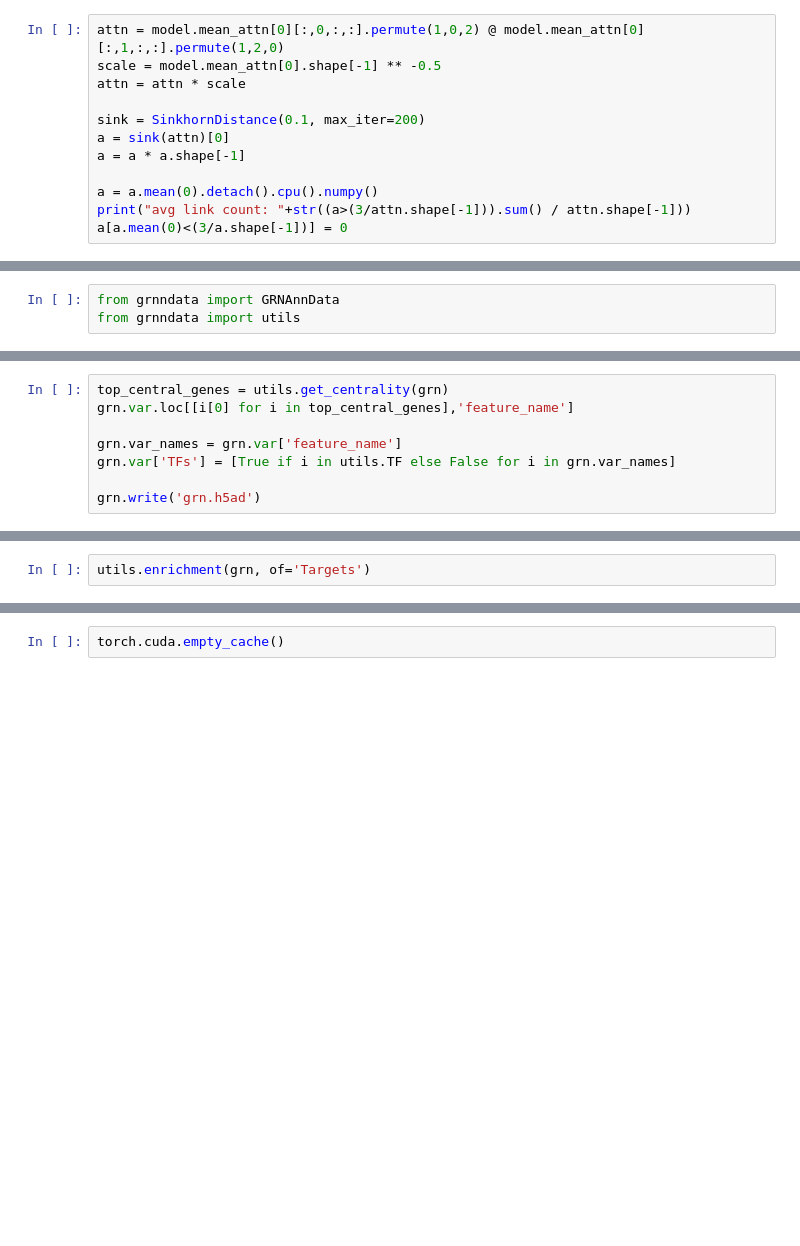
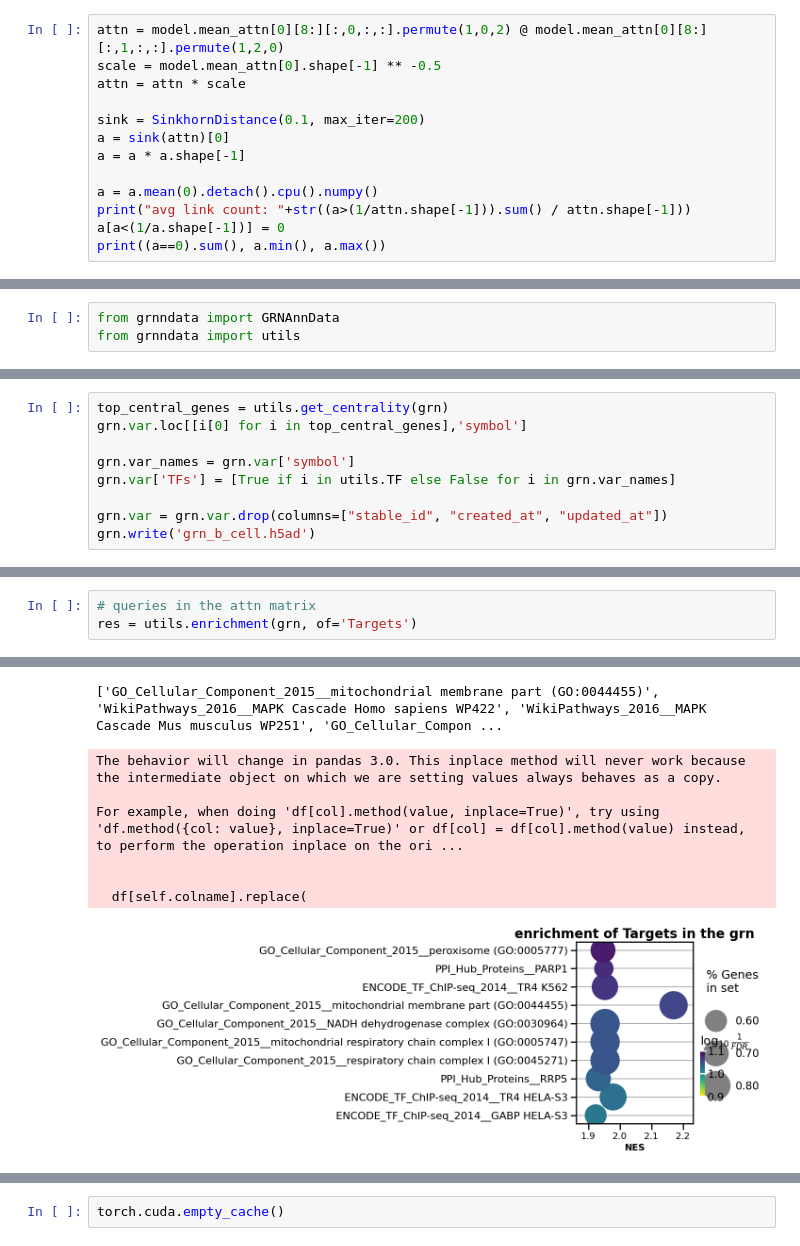
Before and after one commit to jkobject/scPRINT, a Jupyter notebook: notebooks/assessments/GRNbenchmark.ipynb, the cells around one changed output, grey strips where cells are left out. Drawn from its saved outputs; the diff is of its cells as text; blank space fills up the shorter version.

```diff
--- a/notebooks/assessments/GRNbenchmark.ipynb
+++ b/notebooks/assessments/GRNbenchmark.ipynb
@@ -168,5 +216,5 @@ torch.Size([4, 2984, 64])
 # %%
-attn = model.mean_attn[0][:,0,:,:].permute(1,0,2) @ model.mean_attn[0][:,1,:,:].permute(1,2,0)
+attn = model.mean_attn[0][8:][:,0,:,:].permute(1,0,2) @ model.mean_attn[0][8:][:,1,:,:].permute(1,2,0)
 scale = model.mean_attn[0].shape[-1] ** -0.5
 attn = attn * scale
 
@@ -175,6 +223,7 @@ a = sink(attn)[0]
 a = a * a.shape[-1]
 
 a = a.mean(0).detach().cpu().numpy()
-print("avg link count: "+str((a>(3/attn.shape[-1])).sum() / attn.shape[-1]))
-a[a.mean(0)<(3/a.shape[-1])] = 0
+print("avg link count: "+str((a>(1/attn.shape[-1])).sum() / attn.shape[-1]))
+a[a<(1/a.shape[-1])] = 0
+print((a==0).sum(), a.min(), a.max())
 # %% [output]
@@ -200,9 +238,10 @@ ValueError: Value passed for key 'GRN' is of incorrect shape. Values of varp mus
 # %%
 top_central_genes = utils.get_centrality(grn)
-grn.var.loc[[i[0] for i in top_central_genes],'feature_name']
+grn.var.loc[[i[0] for i in top_central_genes],'symbol']
 
-grn.var_names = grn.var['feature_name']
+grn.var_names = grn.var['symbol']
 grn.var['TFs'] = [True if i in utils.TF else False for i in grn.var_names]
 
-grn.write('grn.h5ad')
+grn.var = grn.var.drop(columns=["stable_id", "created_at", "updated_at"])
+grn.write('grn_b_cell.h5ad')
 # %% [output]
@@ -214,2 +297,4 @@ utils.enrichment(grn, of='Regulators')
 # %%
-utils.enrichment(grn, of='Targets')
+# queries in the attn matrix
+res = utils.enrichment(grn, of='Targets')
+# %% [output]
@@ -215,0 +318,8 @@ utils.enrichment(grn, of='Targets')
+['GO_Cellular_Component_2015__mitochondrial membrane part (GO:0044455)', 'WikiPathways_2016__MAPK Cascade Homo sapiens WP422', 'WikiPathways_2016__MAPK Cascade Mus musculus WP251', 'GO_Cellular_Compon ...
+The behavior will change in pandas 3.0. This inplace method will never work because the intermediate object on which we are setting values always behaves as a copy.
+
+For example, when doing 'df[col].method(value, inplace=True)', try using 'df.method({col: value}, inplace=True)' or df[col] = df[col].method(value) instead, to perform the operation inplace on the ori ...
+
+
+  df[self.colname].replace(
+[figure, added]
```
Also changed, not shown: parts of 62 cells of this notebook, 10 other files.
